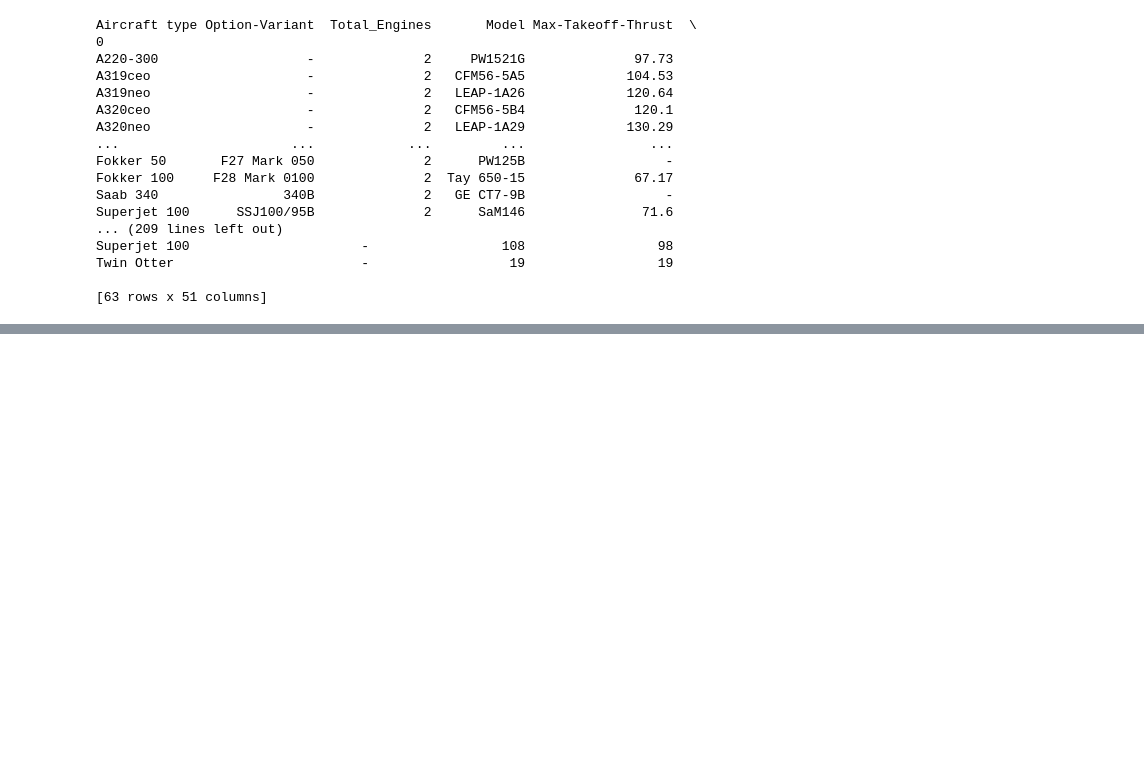
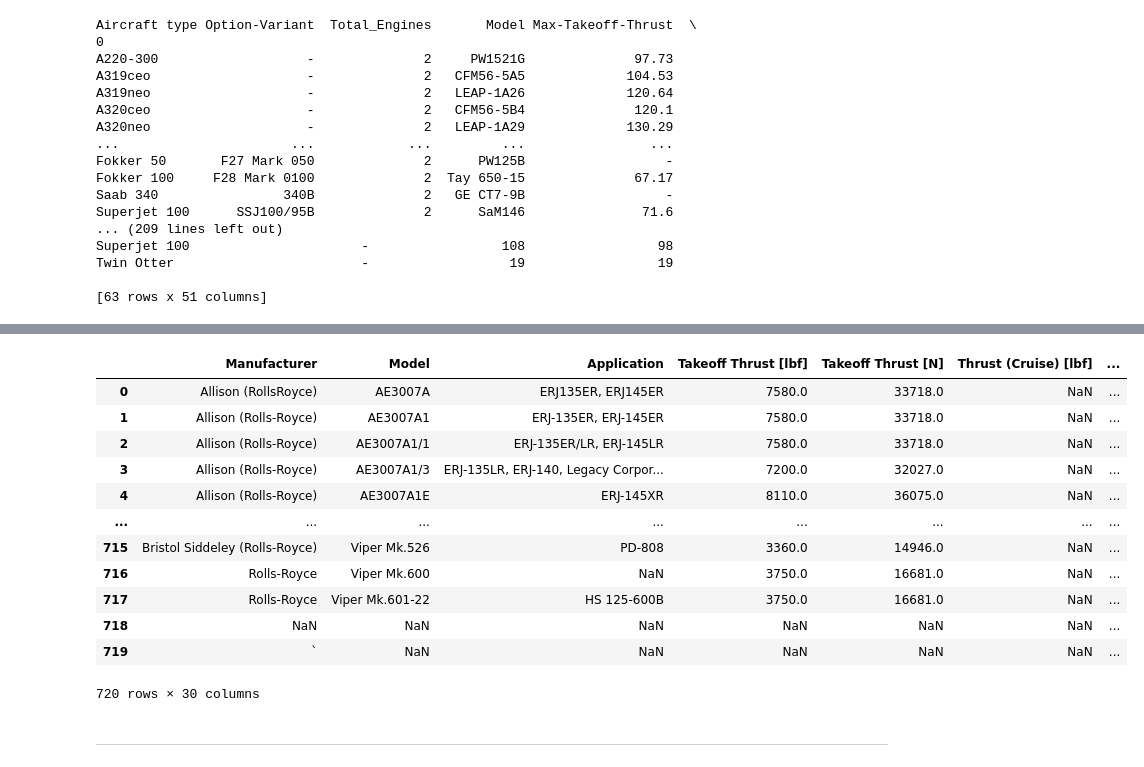
Before and after one commit to stahir01/Master-Thesis, a Jupyter notebook: Master_Thesis_Datasets.ipynb, the cells around one changed output, grey strips where cells are left out. Cells and saved outputs as stored; diff of their text form; code cells hidden in the pictures; blank space fills up the shorter version.

Commit message:
Turbofan fuel consumption data added

```diff
--- a/Master_Thesis_Datasets.ipynb
+++ b/Master_Thesis_Datasets.ipynb
@@ -611,0 +627,19 @@ Twin Otter                        -                  19                 19
+# %%
+turbofan_fuek_consumption_dataset = pd.read_excel('Datasets/Turbofan_Specific_Fuel_Consumption_Size_and_Mass_from_Correlated_Engine_Parameters/Database_googlesheet.xlsx')
+turbofan_fuek_consumption_dataset
+# %% [output]
+|  | Manufacturer | Model | Application | Takeoff Thrust [lbf] | Takeoff Thrust [N] | Thrust (Cruise) [lbf] | ... |
+| 0 | Allison (RollsRoyce) | AE3007A | ERJ135ER, ERJ145ER | 7580.0 | 33718.0 | NaN | ... |
+| 1 | Allison (Rolls-Royce) | AE3007A1 | ERJ-135ER, ERJ-145ER | 7580.0 | 33718.0 | NaN | ... |
+| 2 | Allison (Rolls-Royce) | AE3007A1/1 | ERJ-135ER/LR, ERJ-145LR | 7580.0 | 33718.0 | NaN | ... |
+| 3 | Allison (Rolls-Royce) | AE3007A1/3 | ERJ-135LR, ERJ-140, Legacy Corpor... | 7200.0 | 32027.0 | NaN | ... |
+| 4 | Allison (Rolls-Royce) | AE3007A1E | ERJ-145XR | 8110.0 | 36075.0 | NaN | ... |
+| ... | ... | ... | ... | ... | ... | ... | ... |
+| 715 | Bristol Siddeley (Rolls-Royce) | Viper Mk.526 | PD-808 | 3360.0 | 14946.0 | NaN | ... |
+| 716 | Rolls-Royce | Viper Mk.600 | NaN | 3750.0 | 16681.0 | NaN | ... |
+| 717 | Rolls-Royce | Viper Mk.601-22 | HS 125-600B | 3750.0 | 16681.0 | NaN | ... |
+| 718 | NaN | NaN | NaN | NaN | NaN | NaN | ... |
+| 719 | ` | NaN | NaN | NaN | NaN | NaN | ... |
+720 rows × 30 columns
+# %% [markdown]
+--------------------------------------------------------------------------------------------------------------------------------------------------
```
Also changed, not shown: parts of 4 cells of this notebook, 15 other files.
